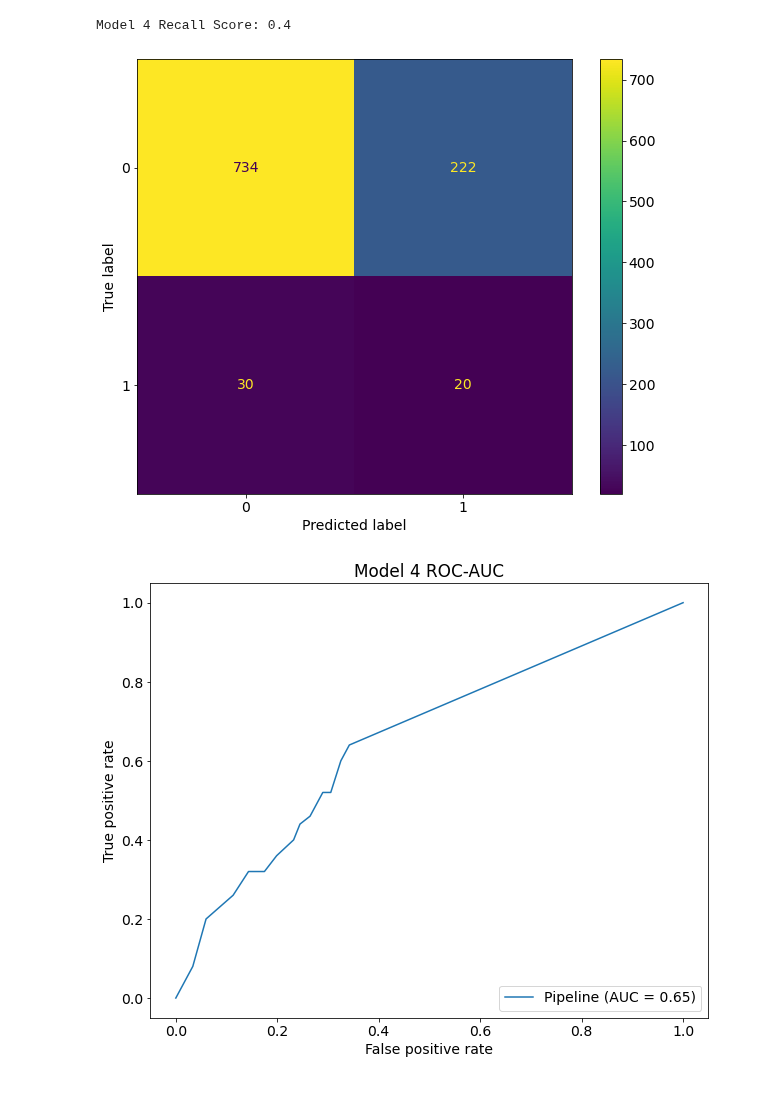
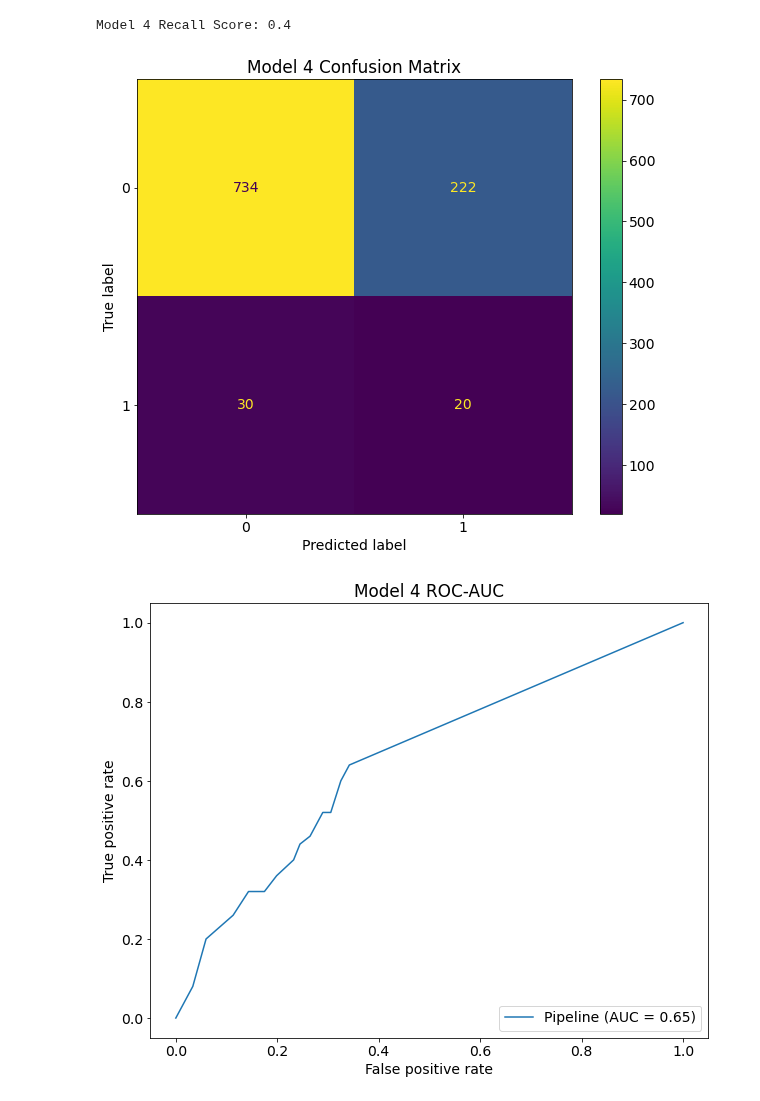
Before and after one commit to jordanate/machine-learning-classification, a Jupyter notebook: stroke-machine-learning-classification.ipynb, the cells around one changed output. Cells and saved outputs as stored; diff of their text form; code cells hidden in the pictures.

```diff
--- a/stroke-machine-learning-classification.ipynb
+++ b/stroke-machine-learning-classification.ipynb
@@ -611,10 +614,11 @@ Model 4 Recall Score: 0.4
 # %%
 # Creating a confusion matrix
 fig, ax = plt.subplots(figsize = (10, 8))
 plt.rcParams.update({'font.size': 14})
+ax.set_title('Model 4 Confusion Matrix')
 plot_confusion_matrix(model4_knn_pipe, X_test, y_test, ax=ax);
 # %% [output]
-[figure, old version]
+[figure, new version]
 # %%
 # Visualizing the AUC (Area Under the Curve)
 fig, ax = plt.subplots(figsize = (10,8))
```
Also changed, not shown: parts of 9 cells of this notebook, 2 other files.
